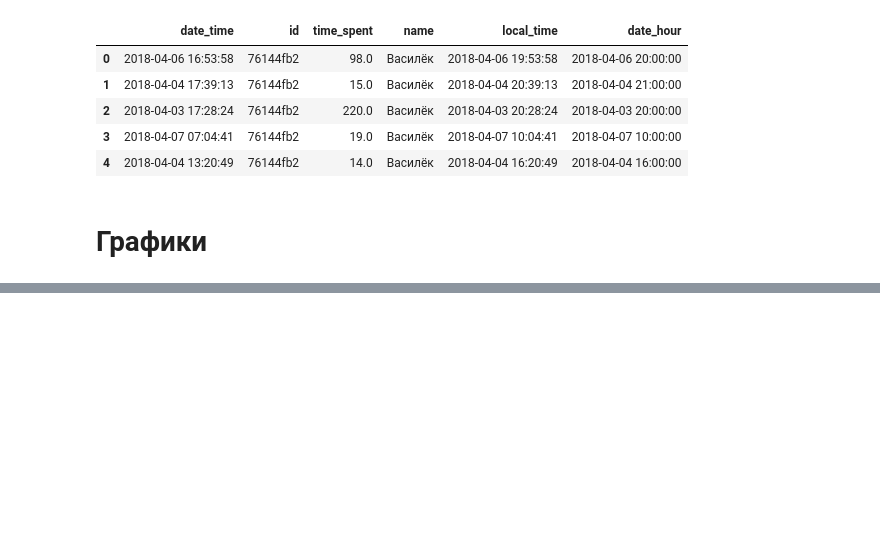
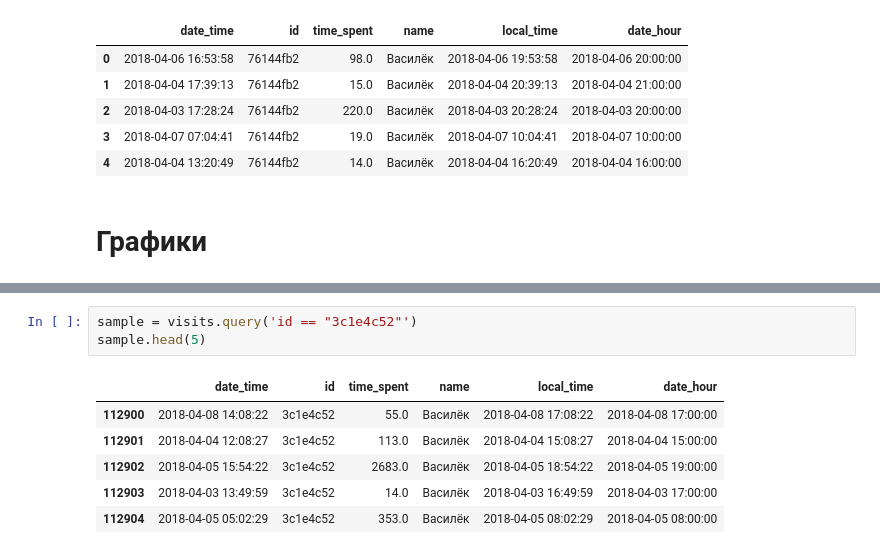
Before and after one commit to whogavehope/Learning-data-analysis, a Jupyter notebook: Курс Яндекс Часть 1.ipynb, the cells around one changed output, grey strips where cells are left out. Saved outputs shown, nothing was run; the diff lists cells and outputs as text; blank space fills up the shorter version.

```diff
--- a/Курс Яндекс Часть 1.ipynb
+++ b/Курс Яндекс Часть 1.ipynb
@@ -1231,0 +1237,10 @@ visits.head(5)
+# %%
+sample = visits.query('id == "3c1e4c52"')
+sample.head(5)
+# %% [output]
+|  | date_time | id | time_spent | name | local_time | date_hour |
+| 112900 | 2018-04-08 14:08:22 | 3c1e4c52 | 55.0 | Василёк | 2018-04-08 17:08:22 | 2018-04-08 17:00:00 |
+| 112901 | 2018-04-04 12:08:27 | 3c1e4c52 | 113.0 | Василёк | 2018-04-04 15:08:27 | 2018-04-04 15:00:00 |
+| 112902 | 2018-04-05 15:54:22 | 3c1e4c52 | 2683.0 | Василёк | 2018-04-05 18:54:22 | 2018-04-05 19:00:00 |
+| 112903 | 2018-04-03 13:49:59 | 3c1e4c52 | 14.0 | Василёк | 2018-04-03 16:49:59 | 2018-04-03 17:00:00 |
+| 112904 | 2018-04-05 05:02:29 | 3c1e4c52 | 353.0 | Василёк | 2018-04-05 08:02:29 | 2018-04-05 08:00:00 |
```
Also changed, not shown: parts of 11 cells of this notebook.
